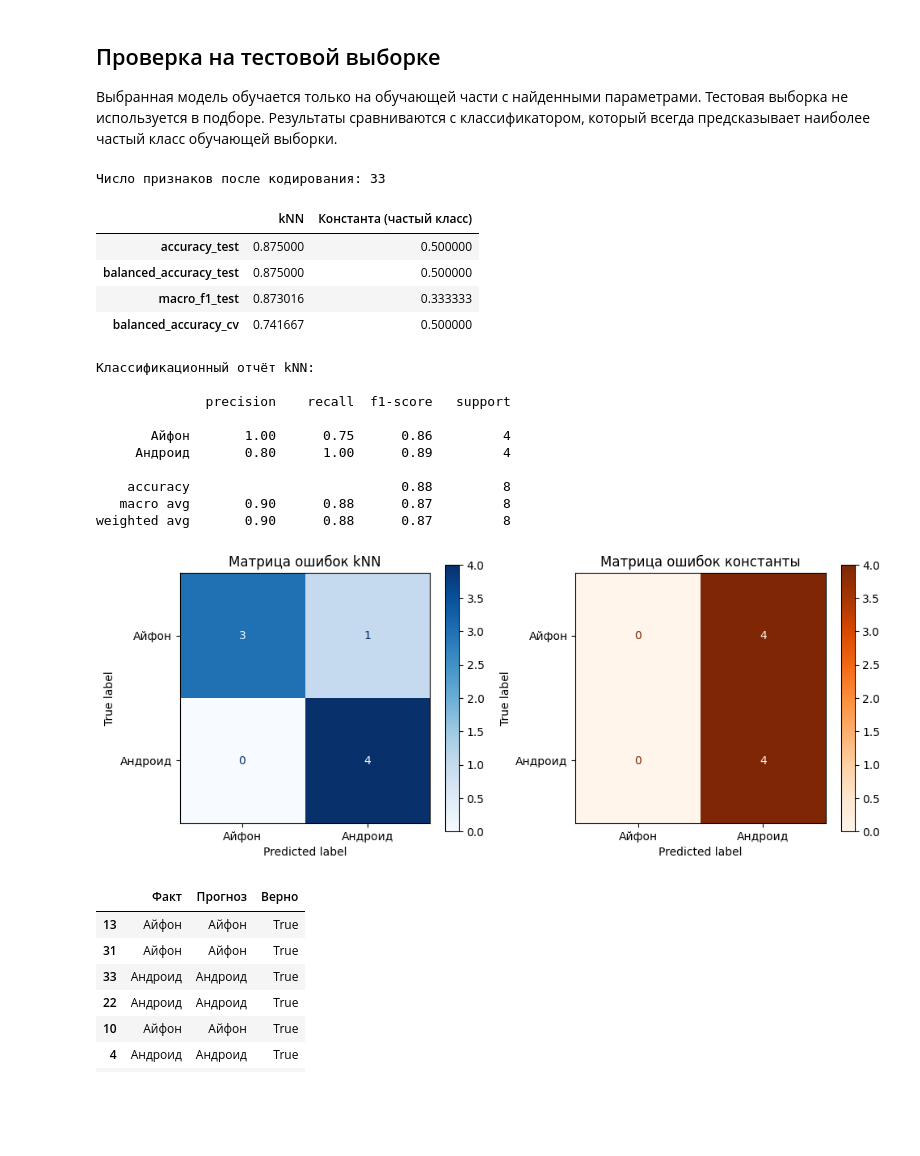
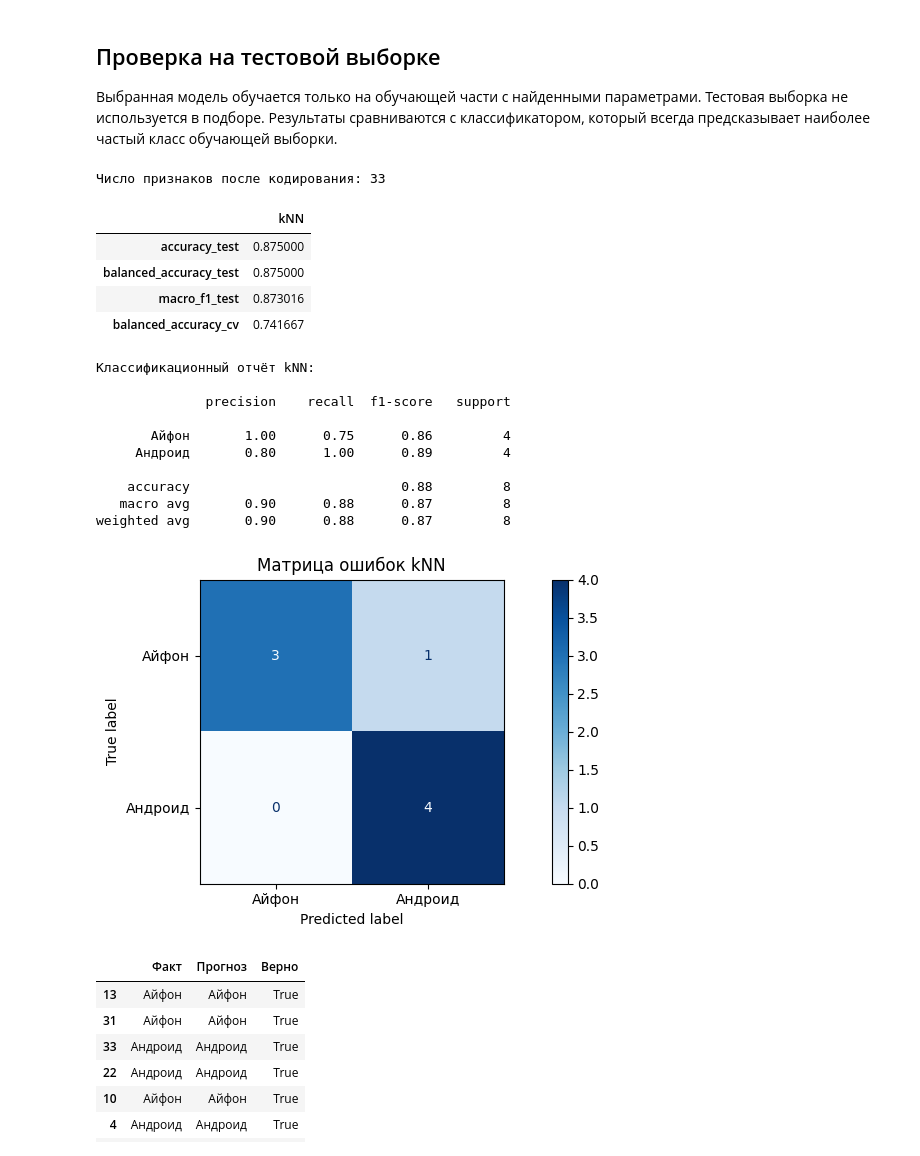
Before and after one commit to Osipovill/intelligent_systems_and_technologies, a Jupyter notebook: practice_1/iphone_android_knn.ipynb, the cells around one changed output. Cells and saved outputs as stored; diff of their text form; code cells hidden in the pictures; blank space fills up the shorter version.

```diff
--- a/practice_1/iphone_android_knn.ipynb
+++ b/practice_1/iphone_android_knn.ipynb
@@ -530,59 +530,46 @@ print(f"Число признаков после кодирования: {len(fe
 # Получаем прогнозы для отложенной части данных
 y_pred = model.predict(X_test)
 
-# Проверяем результат относительно самого частого класса
-dummy = DummyClassifier(strategy="most_frequent")
-dummy_cv = cross_val_score(dummy, X_train, y_train, cv=cv, scoring="balanced_accuracy")
-dummy.fit(X_train, y_train)
-dummy_pred = dummy.predict(X_test)
 
 # Считаем общую и поклассовую точность на отложенных данных
 metrics = pd.DataFrame(
     {
         "kNN": [
             accuracy_score(y_test, y_pred),
             balanced_accuracy_score(y_test, y_pred),
             f1_score(y_test, y_pred, average="macro"),
             float(chosen["balanced_accuracy_mean"]),
-        ],
-        "Константа (частый класс)": [
-            accuracy_score(y_test, dummy_pred),
-            balanced_accuracy_score(y_test, dummy_pred),
-            f1_score(y_test, dummy_pred, average="macro"),
-            float(dummy_cv.mean()),
-        ],
+        ]
     },
     index=["accuracy_test", "balanced_accuracy_test", "macro_f1_test", "balanced_accuracy_cv"],
 )
 display(metrics)
 print("Классификационный отчёт kNN:\n")
 print(classification_report(y_test, y_pred, zero_division=0))
 
-fig, axes = plt.subplots(1, 2, figsize=(10, 4))
-ConfusionMatrixDisplay.from_predictions(y_test, y_pred, cmap="Blues", ax=axes[0])
-axes[0].set_title("Матрица ошибок kNN")
-ConfusionMatrixDisplay.from_predictions(y_test, dummy_pred, cmap="Oranges", ax=axes[1])
-axes[1].set_title("Матрица ошибок константы")
+fig, axes = plt.subplots(1, 1, figsize=(10, 4))
+ConfusionMatrixDisplay.from_predictions(y_test, y_pred, cmap="Blues", ax=axes)
+axes.set_title("Матрица ошибок kNN")
 plt.tight_layout()
 plt.show()
 # %% [output]
 Число признаков после кодирования: 33
-|  | kNN | Константа (частый класс) |
-| accuracy_test | 0.875000 | 0.500000 |
-| balanced_accuracy_test | 0.875000 | 0.500000 |
-| macro_f1_test | 0.873016 | 0.333333 |
-| balanced_accuracy_cv | 0.741667 | 0.500000 |
+|  | kNN |
+| accuracy_test | 0.875000 |
+| balanced_accuracy_test | 0.875000 |
+| macro_f1_test | 0.873016 |
+| balanced_accuracy_cv | 0.741667 |
 Классификационный отчёт kNN:
 
               precision    recall  f1-score   support
 
        Айфон       1.00      0.75      0.86         4
      Андроид       0.80      1.00      0.89         4
 
     accuracy                           0.88         8
    macro avg       0.90      0.88      0.87         8
 weighted avg       0.90      0.88      0.87         8
-[figure, old version]
+[figure, new version]
 # %%
 prediction_table = pd.DataFrame({
     "Факт": y_test,
```
